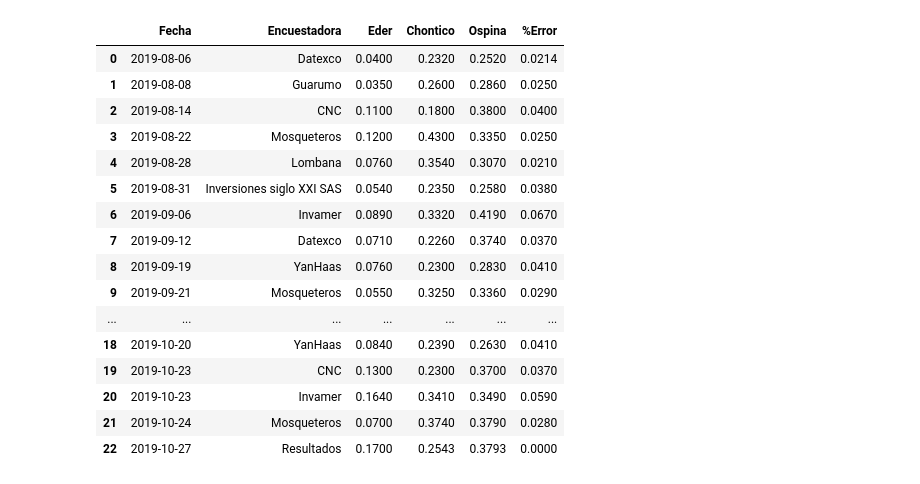
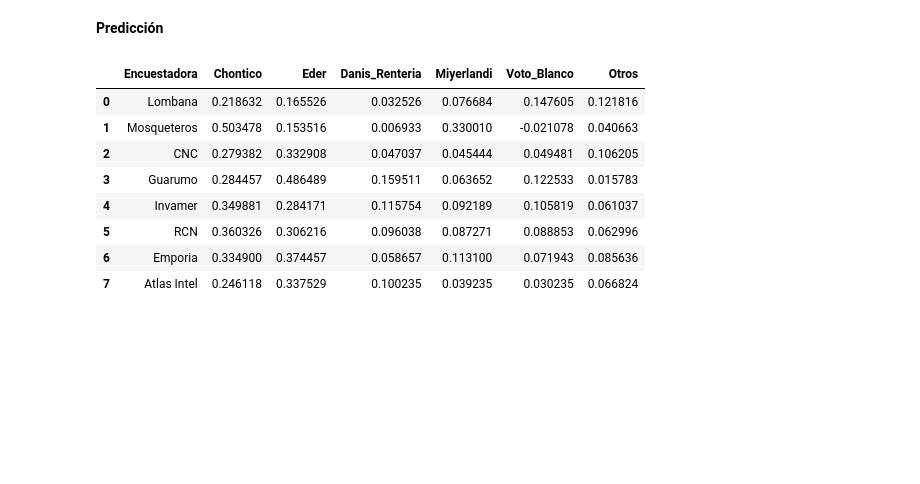
Before and after one commit to wilcastano/Encuestas, a Jupyter notebook: Encuestas_Alcaldia_de_Cali.ipynb, the cells around one changed output. Cells and saved outputs as stored; diff of their text form; code cells hidden in the pictures; blank space fills up the shorter version.

```diff
--- a/Encuestas_Alcaldia_de_Cali.ipynb
+++ b/Encuestas_Alcaldia_de_Cali.ipynb
@@ -502,20 +383,60 @@ print(df_errores)
-# %%
-df_encuestas
-# %% [output]
-|  | Fecha | Encuestadora | Eder | Chontico | Ospina | %Error |
-| 0 | 2019-08-06 | Datexco | 0.0400 | 0.2320 | 0.2520 | 0.0214 |
-| 1 | 2019-08-08 | Guarumo | 0.0350 | 0.2600 | 0.2860 | 0.0250 |
-| 2 | 2019-08-14 | CNC | 0.1100 | 0.1800 | 0.3800 | 0.0400 |
-| 3 | 2019-08-22 | Mosqueteros | 0.1200 | 0.4300 | 0.3350 | 0.0250 |
-| 4 | 2019-08-28 | Lombana | 0.0760 | 0.3540 | 0.3070 | 0.0210 |
-| 5 | 2019-08-31 | Inversiones siglo XXI SAS | 0.0540 | 0.2350 | 0.2580 | 0.0380 |
-| 6 | 2019-09-06 | Invamer | 0.0890 | 0.3320 | 0.4190 | 0.0670 |
-| 7 | 2019-09-12 | Datexco | 0.0710 | 0.2260 | 0.3740 | 0.0370 |
-| 8 | 2019-09-19 | YanHaas | 0.0760 | 0.2300 | 0.2830 | 0.0410 |
-| 9 | 2019-09-21 | Mosqueteros | 0.0550 | 0.3250 | 0.3360 | 0.0290 |
-| ... | ... | ... | ... | ... | ... | ... |
-| 18 | 2019-10-20 | YanHaas | 0.0840 | 0.2390 | 0.2630 | 0.0410 |
-| 19 | 2019-10-23 | CNC | 0.1300 | 0.2300 | 0.3700 | 0.0370 |
-| 20 | 2019-10-23 | Invamer | 0.1640 | 0.3410 | 0.3490 | 0.0590 |
-| 21 | 2019-10-24 | Mosqueteros | 0.0700 | 0.3740 | 0.3790 | 0.0280 |
-| 22 | 2019-10-27 | Resultados | 0.1700 | 0.2543 | 0.3793 | 0.0000 |
+# %% [markdown]
+**Predicción**
+# %%
+import pandas as pd
+
+# Cargar el archivo Excel desde GitHub en un DataFrame de Pandas
+url = "https://github.com/wilcastano/Encuestas/raw/main/Encuestas_Cali.xlsx"
+df = pd.read_excel(url, engine='openpyxl')
+
+# Asegurarse de que la columna 'Fecha' sea de tipo datetime
+df['Fecha'] = pd.to_datetime(df['Fecha'])
+
+# Filtrar los datos hasta la fecha más cercana al 2023-10-25
+fecha_proyeccion = '2023-10-25'
+df_proyeccion = df[df['Fecha'] <= fecha_proyeccion].copy()
+
+# Lista de candidatos
+candidatos = ['Chontico', 'Eder', 'Danis_Renteria', 'Miyerlandi', 'Voto_Blanco', 'Otros']
+
+# Crear un DataFrame para almacenar las proyecciones
+df_proyecciones = pd.DataFrame(columns=['Encuestadora'] + candidatos)
+# Crear un DataFrame para almacenar las tendencias
+df_tendencias = pd.DataFrame(columns=['Encuestadora'] + candidatos)
+
+# Iterar a través de las encuestadoras
+for encuestadora in df_proyeccion['Encuestadora'].unique():
+    # Filtrar los datos de la encuestadora actual
+    datos_encuestadora = df_proyeccion[df_proyeccion['Encuestadora'] == encuestadora]
+
+    # Calcular la tendencia promedio diaria para cada candidato
+    tendencias = []
+    for candidato in candidatos:
+        # Calcular el cambio porcentual diario y luego calcular la media de los cambios
+        cambios_diarios = datos_encuestadora[candidato].diff() / (datos_encuestadora['Fecha'].diff().dt.days + 1)
+        tendencia = cambios_diarios.mean()
+        tendencias.append(tendencia)
+
+    # Agregar las tendencias al DataFrame de tendencias
+    df_tendencias = df_tendencias.append({'Encuestadora': encuestadora, **dict(zip(candidatos, tendencias))}, ignore_index=True)
+
+    # Calcular la proyección para 2023-10-29 basada en la tendencia
+    resultados_actuales = datos_encuestadora[candidatos].iloc[-1]
+    dias_hasta_proyeccion = (pd.to_datetime('2023-10-29') - datos_encuestadora['Fecha'].iloc[-1]).days
+    proyeccion_2023_10_29 = resultados_actuales + pd.Series(tendencias, index=candidatos) * dias_hasta_proyeccion
+
+    # Agregar las proyecciones al DataFrame de proyecciones
+    df_proyecciones = df_proyecciones.append({'Encuestadora': encuestadora, **proyeccion_2023_10_29}, ignore_index=True)
+
+# Mostrar el DataFrame de proyecciones
+df_proyecciones
+# %% [output]
+|  | Encuestadora | Chontico | Eder | Danis_Renteria | Miyerlandi | Voto_Blanco | Otros |
+| 0 | Lombana | 0.218632 | 0.165526 | 0.032526 | 0.076684 | 0.147605 | 0.121816 |
+| 1 | Mosqueteros | 0.503478 | 0.153516 | 0.006933 | 0.330010 | -0.021078 | 0.040663 |
+| 2 | CNC | 0.279382 | 0.332908 | 0.047037 | 0.045444 | 0.049481 | 0.106205 |
+| 3 | Guarumo | 0.284457 | 0.486489 | 0.159511 | 0.063652 | 0.122533 | 0.015783 |
+| 4 | Invamer | 0.349881 | 0.284171 | 0.115754 | 0.092189 | 0.105819 | 0.061037 |
+| 5 | RCN | 0.360326 | 0.306216 | 0.096038 | 0.087271 | 0.088853 | 0.062996 |
+| 6 | Emporia | 0.334900 | 0.374457 | 0.058657 | 0.113100 | 0.071943 | 0.085636 |
+| 7 | Atlas Intel | 0.246118 | 0.337529 | 0.100235 | 0.039235 | 0.030235 | 0.066824 |
```
Also changed, not shown: parts of 20 cells of this notebook.
